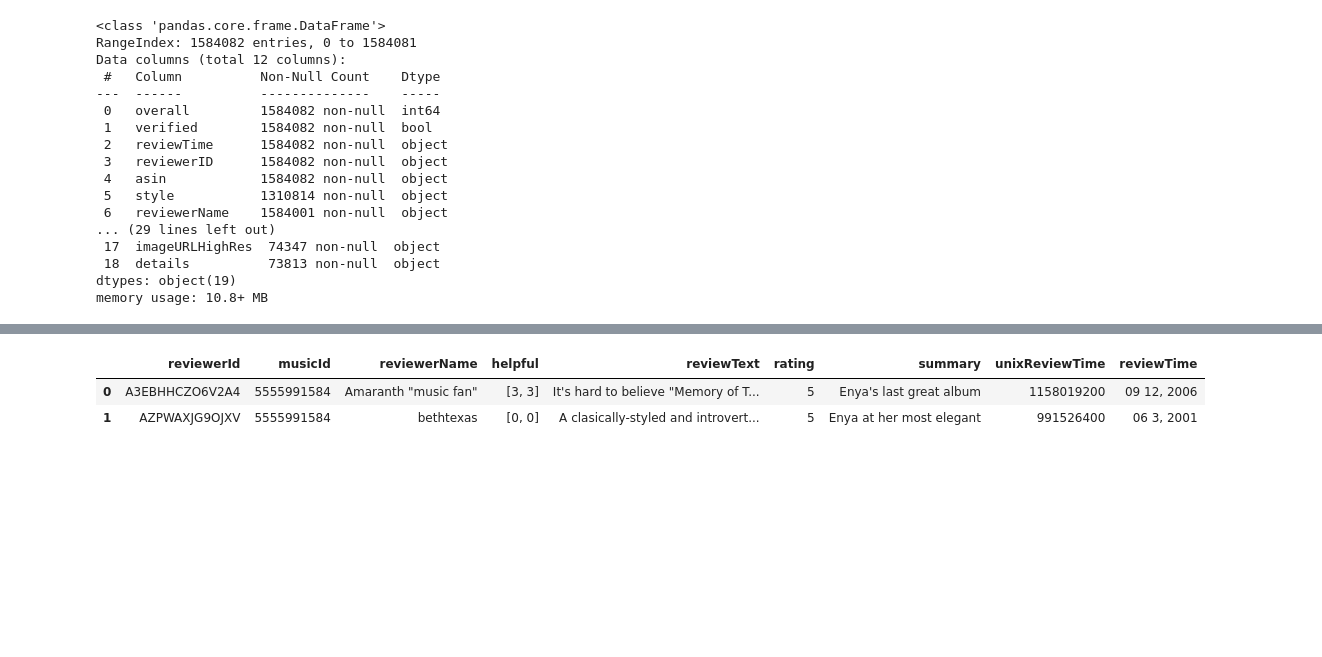
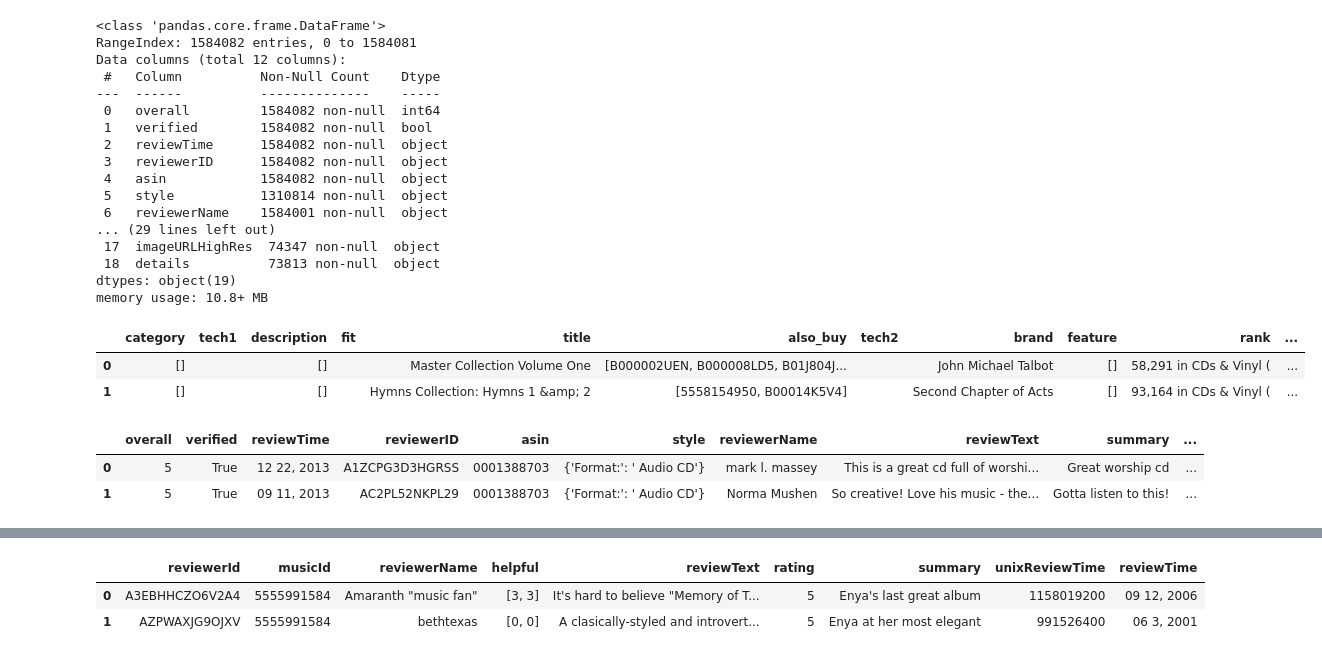
Before and after one commit to mequanent/Recommendation-System-Exercises, a Jupyter notebook: Music Recommendation.ipynb, the cells around one changed output, grey strips where cells are left out. Saved outputs shown, nothing was run; the diff lists cells and outputs as text; code cells hidden in the pictures; blank space fills up the shorter version.

```diff
--- a/Music Recommendation.ipynb
+++ b/Music Recommendation.ipynb
@@ -35,3 +37,17 @@ Data columns (total 12 columns):
  18  details          73813 non-null  object
 dtypes: object(19)
 memory usage: 10.8+ MB
+# %%
+#print(meta.head(2))
+#print(review.head(2))
+meta.head(2)
+# %% [output]
+|  | category | tech1 | description | fit | title | also_buy | tech2 | brand | feature | rank | ... |
+| 0 | [] |  | [] |  | Master Collection Volume One | [B000002UEN, B000008LD5, B01J804J... |  | John Michael Talbot | [] | 58,291 in CDs & Vinyl ( | ... |
+| 1 | [] |  | [] |  | Hymns Collection: Hymns 1 &amp; 2 | [5558154950, B00014K5V4] |  | Second Chapter of Acts | [] | 93,164 in CDs & Vinyl ( | ... |
+# %%
+review.head(2)
+# %% [output]
+|  | overall | verified | reviewTime | reviewerID | asin | style | reviewerName | reviewText | summary | ... |
+| 0 | 5 | True | 12 22, 2013 | A1ZCPG3D3HGRSS | 0001388703 | {'Format:': ' Audio CD'} | mark l. massey | This is a great cd full of worshi... | Great worship cd | ... |
+| 1 | 5 | True | 09 11, 2013 | AC2PL52NKPL29 | 0001388703 | {'Format:': ' Audio CD'} | Norma Mushen | So creative! Love his music - the... | Gotta listen to this! | ... |
```
Also changed, not shown: parts of 2 cells of this notebook.
